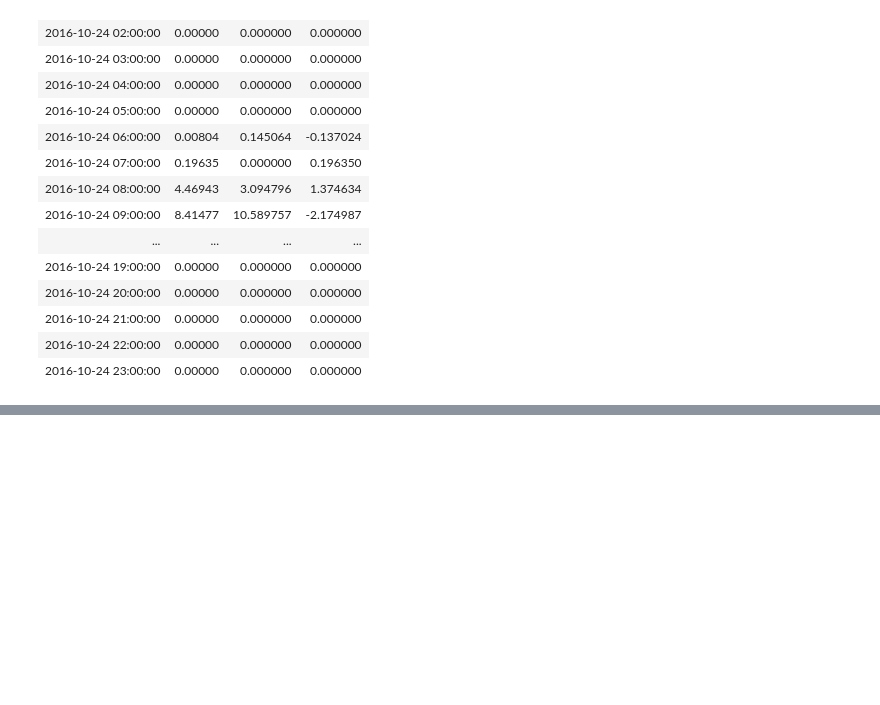
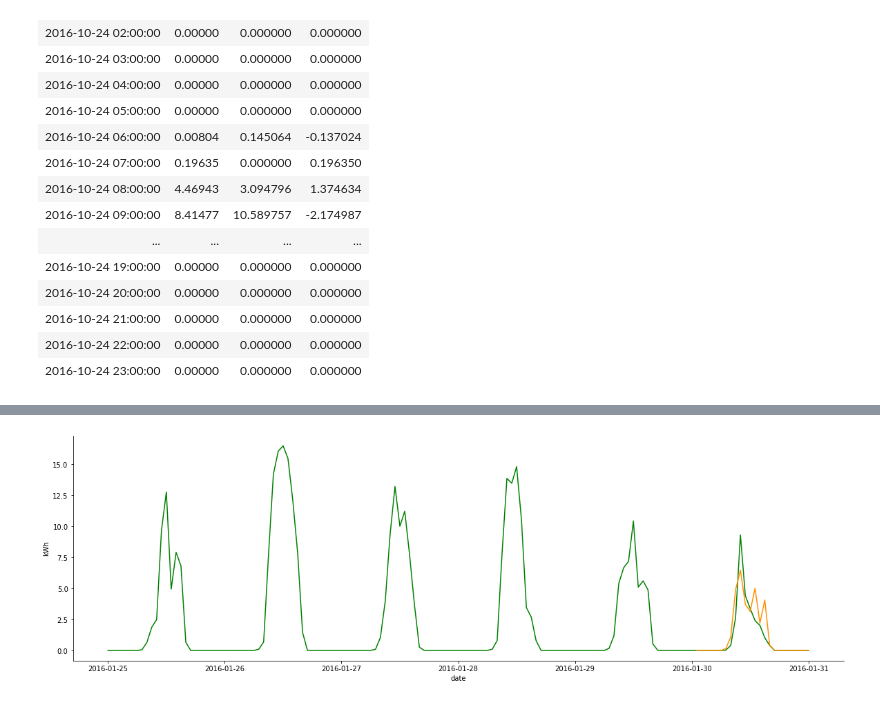
Before and after one commit to jocelynlau/metis-projects-2-5, a Jupyter notebook: project-5/4. Model visualizations.ipynb, the cells around one changed output, grey strips where cells are left out. Cells and saved outputs as stored; diff of their text form; code cells hidden in the pictures; blank space fills up the shorter version.

```diff
--- a/project-5/4. Model visualizations.ipynb
+++ b/project-5/4. Model visualizations.ipynb
@@ -686,0 +693,7 @@ daily_mape[daily_mape.index.date==dt.date(2016,10,24)]
+# %%
+all_data = pd.read_csv('output/all_data.csv')
+# %%
+all_data.index = [dt.datetime.strptime(x, '%Y-%m-%d %H:%M:%S') for x in all_data['date_time']]
+# %%
+all_data.drop('date_time',axis=1,inplace=True)
+all_data.head(5)
@@ -686,0 +724,21 @@ daily_mape[daily_mape.index.date==dt.date(2016,10,24)]
+# %%
+#figure 1
+start = dt.datetime(2016,1,25,0,0)
+end = start+dt.timedelta(days=5)
+start1=end+dt.timedelta(hours=1)
+end1= start1+dt.timedelta(hours=23)
+
+fig, ax = plt.subplots(nrows=1, ncols=1,figsize=(20,6))
+
+ax.plot(all_data['kWh2'][start:end1],c='#008000')
+ax.plot(all_data['forecast2'][start1:end1],c='#ff8f00ff')
+ax.spines['top'].set_visible(False)
+ax.spines['right'].set_visible(False)
+# ax.spines['bottom'].set_visible(False)
+# ax.spines['left'].set_visible(False)
+ax.set_xlabel('date')
+ax.set_ylabel('kWh')
+
+fig.savefig("figures/forecast_kWh_2016126.png", bbox_inches = 'tight',transparent=True);
+# %% [output]
+[figure, added]
```
Also changed, not shown: parts of 34 cells of this notebook, 9 other files.
